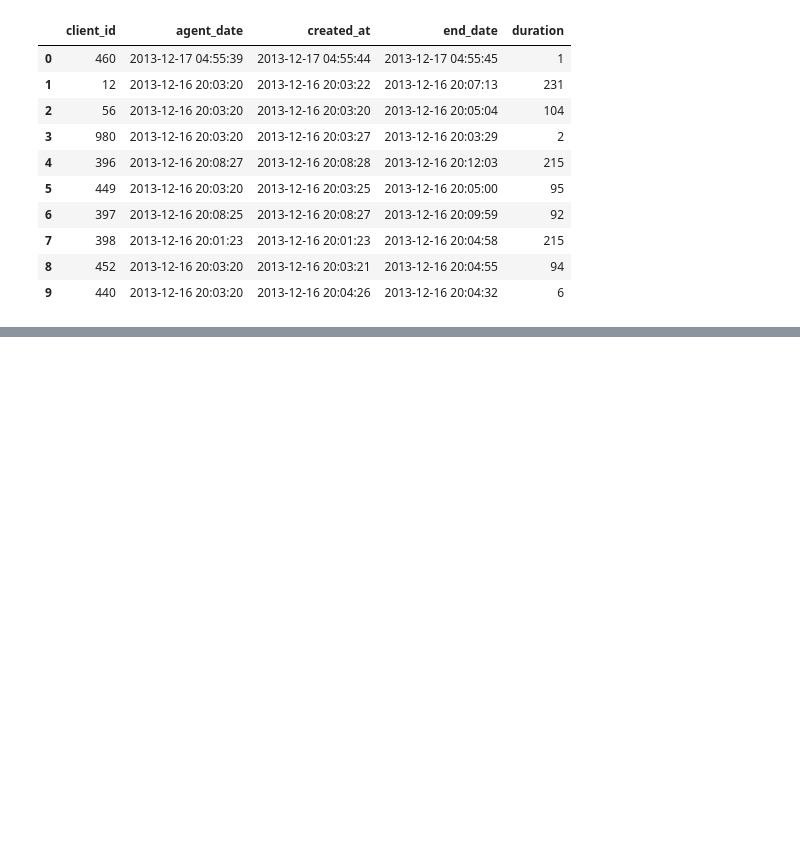
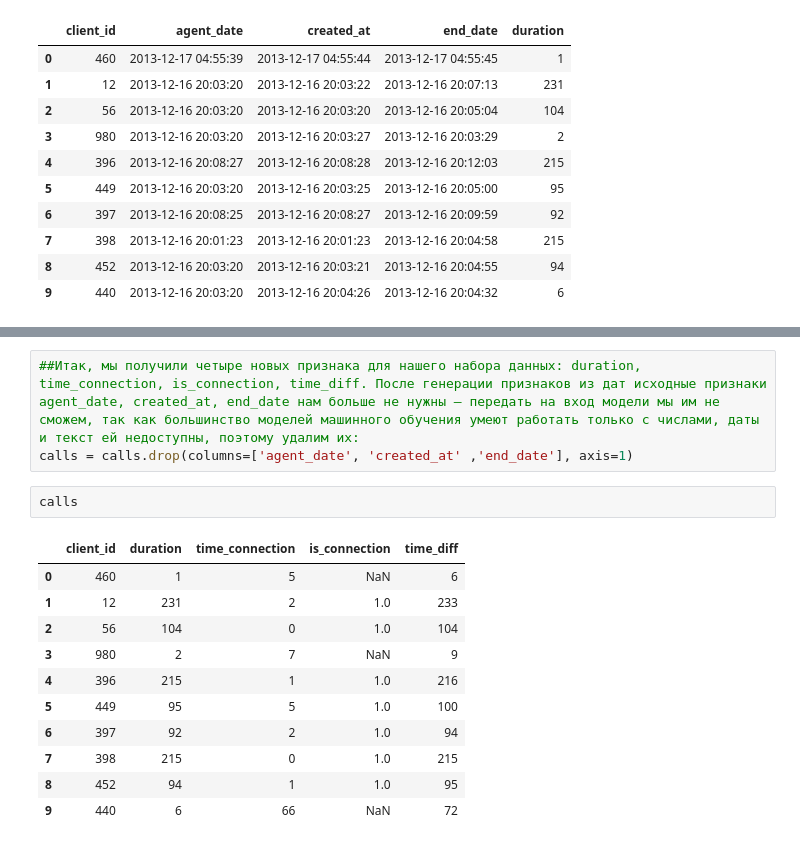
Before and after one commit to dmitruy11/EDA---1, a Jupyter notebook: СОЗДАНИЕ ПРИЗ ВНЕШНЫЕ ДАНН/СОЗДАНИЕ ПРИЗН РАБ С ФОРМ ВРЕМЯ ДАТА.ipynb, the cells around one changed output, grey strips where cells are left out. Saved outputs shown, nothing was run; the diff lists cells and outputs as text; blank space fills up the shorter version.

```diff
--- a/СОЗДАНИЕ ПРИЗ ВНЕШНЫЕ ДАНН/СОЗДАНИЕ ПРИЗН РАБ С ФОРМ ВРЕМЯ ДАТА.ipynb
+++ b/СОЗДАНИЕ ПРИЗ ВНЕШНЫЕ ДАНН/СОЗДАНИЕ ПРИЗН РАБ С ФОРМ ВРЕМЯ ДАТА.ipynb
@@ -71,0 +110,17 @@ calls['time_connection'].sum()
+# %%
+##Итак, мы получили четыре новых признака для нашего набора данных: duration, time_connection, is_connection, time_diff. После генерации признаков из дат исходные признаки agent_date, created_at, end_date нам больше не нужны — передать на вход модели мы им не сможем, так как большинство моделей машинного обучения умеют работать только с числами, даты и текст ей недоступны, поэтому удалим их:
+calls = calls.drop(columns=['agent_date', 'created_at' ,'end_date'], axis=1)
+# %%
+calls
+# %% [output]
+|  | client_id | duration | time_connection | is_connection | time_diff |
+| 0 | 460 | 1 | 5 | NaN | 6 |
+| 1 | 12 | 231 | 2 | 1.0 | 233 |
+| 2 | 56 | 104 | 0 | 1.0 | 104 |
+| 3 | 980 | 2 | 7 | NaN | 9 |
+| 4 | 396 | 215 | 1 | 1.0 | 216 |
+| 5 | 449 | 95 | 5 | 1.0 | 100 |
+| 6 | 397 | 92 | 2 | 1.0 | 94 |
+| 7 | 398 | 215 | 0 | 1.0 | 215 |
+| 8 | 452 | 94 | 1 | 1.0 | 95 |
+| 9 | 440 | 6 | 66 | NaN | 72 |
```
Also changed, not shown: parts of 15 cells of this notebook.
